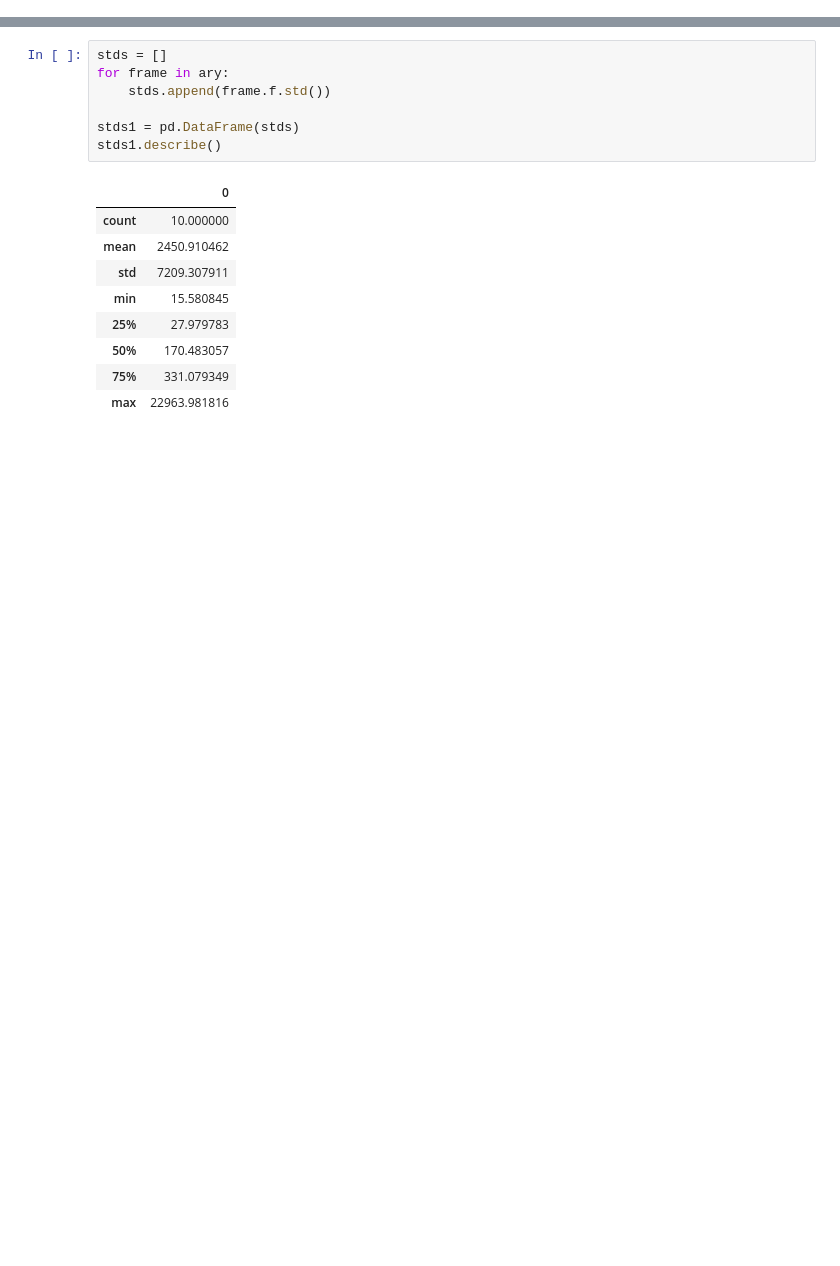
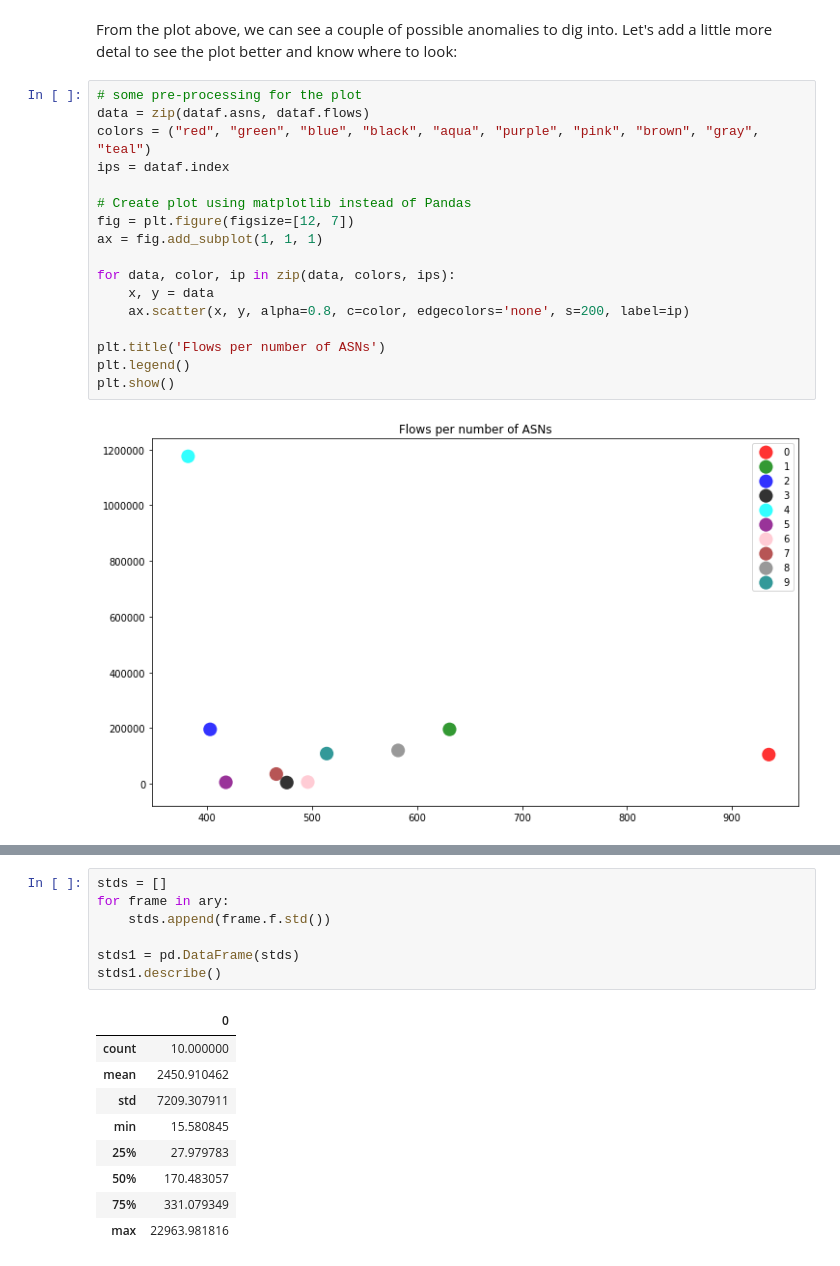
Before and after one commit to fargetan/ASO_100, a Jupyter notebook: Discovery Analytics PE.ipynb, the cells around one changed output, grey strips where cells are left out. Saved outputs shown, nothing was run; the diff lists cells and outputs as text; blank space fills up the shorter version.

```diff
--- a/Discovery Analytics PE.ipynb
+++ b/Discovery Analytics PE.ipynb
@@ -25,0 +185,21 @@ dta
+# %% [markdown]
+From the plot above, we can see a couple of possible anomalies to dig into. Let's add a little more detal to see the plot better and know where to look:
+# %%
+# some pre-processing for the plot
+data = zip(dataf.asns, dataf.flows)
+colors = ("red", "green", "blue", "black", "aqua", "purple", "pink", "brown", "gray", "teal")
+ips = dataf.index
+
+# Create plot using matplotlib instead of Pandas
+fig = plt.figure(figsize=[12, 7])
+ax = fig.add_subplot(1, 1, 1)
+
+for data, color, ip in zip(data, colors, ips):
+    x, y = data
+    ax.scatter(x, y, alpha=0.8, c=color, edgecolors='none', s=200, label=ip)
+
+plt.title('Flows per number of ASNs')
+plt.legend()
+plt.show()
+# %% [output]
+[figure, added]
```
Also changed, not shown: parts of 27 cells of this notebook.
